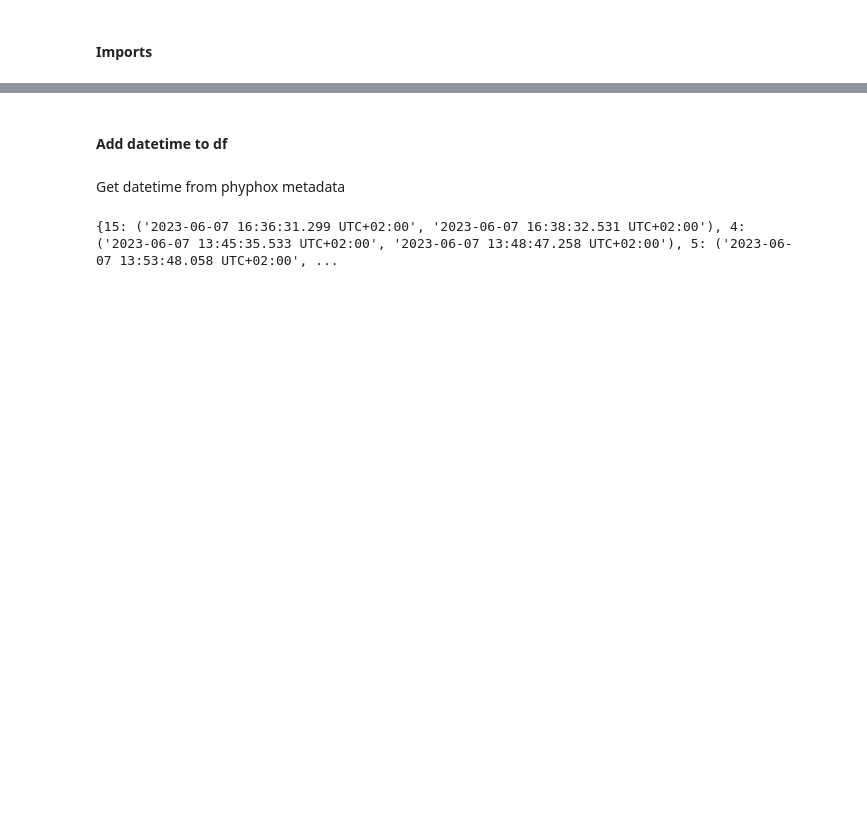
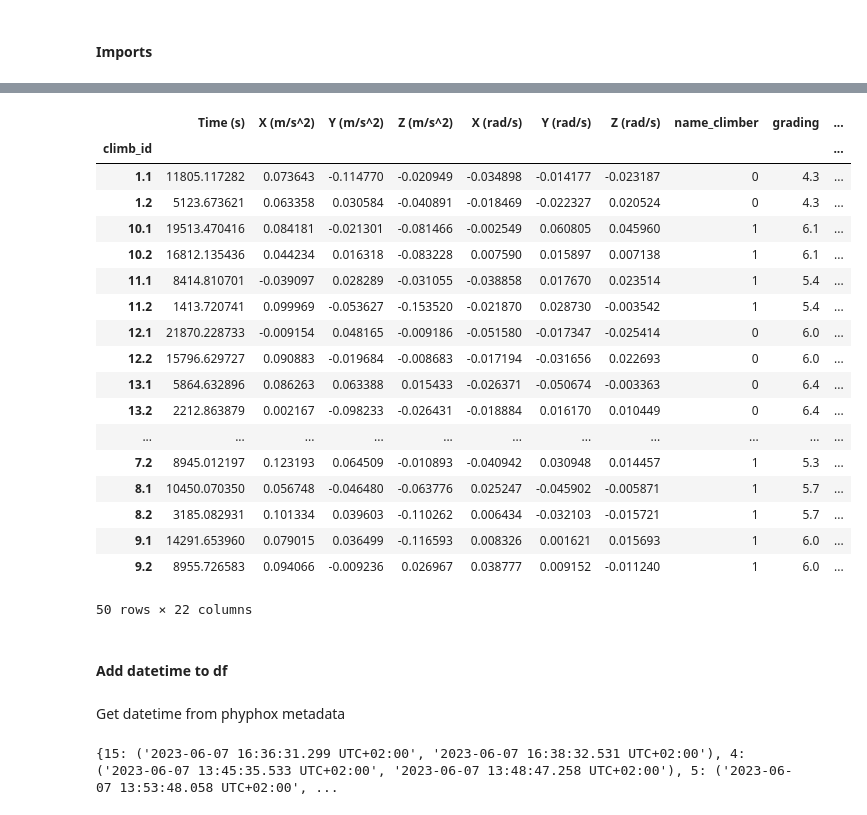
Before and after one commit to timmooren/ML4QS, a Jupyter notebook: ryo.ipynb, the cells around one changed output, grey strips where cells are left out. Drawn from its saved outputs; the diff is of its cells as text; code cells hidden in the pictures; blank space fills up the shorter version.

Commit message:
added aggregation function

```diff
--- a/ryo.ipynb
+++ b/ryo.ipynb
@@ -27,0 +14,22 @@ data
+# %%
+data = cd.combine_start_dfs(data_sien, data_tim)
+# change name climber to numerical value
+data['name_climber'] = data['name_climber'].map({'sien':0,'tim':1})
+# drop weird column (SIEN's FAULT)
+data = data.drop(columns = ['Time (s).1'])
+# drop climber rating var
+data = cd.drop_climber_rating(data)
+# add datetime var
+data = cd.add_datetime(data)
+# add heart-rate var
+# TODO
+# cut falls
+data = cd.cut_fall(data)
+
+data = fe.features(data)
+data.grading = data.grading.apply(fe.french_grade_to_num)
+
+data = create_snippets(data, 20, 5)
+data = change_climb_ID(data)
+
+data
@@ -28,3 +67,44 @@ data
+# %%
+aggregation_method = {}
+sum_vars = ['Time (s)', 'distance']
+max_vars = ['climb_id','name_climber', 'num_attempt', 'fall_top']
+
+
+for var in data.columns:
+    if var in sum_vars:
+        aggregation_method[var] = 'sum'
+    elif var in max_vars:
+        aggregation_method[var] = 'max'
+    else:
+        aggregation_method[var] = 'mean'
+
+aggregation_method
+
+data.dtypes
+
+grouped = data.groupby('climb_id').agg(aggregation_method)
+
+grouped
+# %% [output]
+|  | Time (s) | X (m/s^2) | Y (m/s^2) | Z (m/s^2) | X (rad/s) | Y (rad/s) | Z (rad/s) | name_climber | grading | ... |
+| climb_id |  |  |  |  |  |  |  |  |  | ... |
+| 1.1 | 11805.117282 | 0.073643 | -0.114770 | -0.020949 | -0.034898 | -0.014177 | -0.023187 | 0 | 4.3 | ... |
+| 1.2 | 5123.673621 | 0.063358 | 0.030584 | -0.040891 | -0.018469 | -0.022327 | 0.020524 | 0 | 4.3 | ... |
+| 10.1 | 19513.470416 | 0.084181 | -0.021301 | -0.081466 | -0.002549 | 0.060805 | 0.045960 | 1 | 6.1 | ... |
+| 10.2 | 16812.135436 | 0.044234 | 0.016318 | -0.083228 | 0.007590 | 0.015897 | 0.007138 | 1 | 6.1 | ... |
+| 11.1 | 8414.810701 | -0.039097 | 0.028289 | -0.031055 | -0.038858 | 0.017670 | 0.023514 | 1 | 5.4 | ... |
+| 11.2 | 1413.720741 | 0.099969 | -0.053627 | -0.153520 | -0.021870 | 0.028730 | -0.003542 | 1 | 5.4 | ... |
+| 12.1 | 21870.228733 | -0.009154 | 0.048165 | -0.009186 | -0.051580 | -0.017347 | -0.025414 | 0 | 6.0 | ... |
+| 12.2 | 15796.629727 | 0.090883 | -0.019684 | -0.008683 | -0.017194 | -0.031656 | 0.022693 | 0 | 6.0 | ... |
+| 13.1 | 5864.632896 | 0.086263 | 0.063388 | 0.015433 | -0.026371 | -0.050674 | -0.003363 | 0 | 6.4 | ... |
+| 13.2 | 2212.863879 | 0.002167 | -0.098233 | -0.026431 | -0.018884 | 0.016170 | 0.010449 | 0 | 6.4 | ... |
+| ... | ... | ... | ... | ... | ... | ... | ... | ... | ... | ... |
+| 7.2 | 8945.012197 | 0.123193 | 0.064509 | -0.010893 | -0.040942 | 0.030948 | 0.014457 | 1 | 5.3 | ... |
+| 8.1 | 10450.070350 | 0.056748 | -0.046480 | -0.063776 | 0.025247 | -0.045902 | -0.005871 | 1 | 5.7 | ... |
+| 8.2 | 3185.082931 | 0.101334 | 0.039603 | -0.110262 | 0.006434 | -0.032103 | -0.015721 | 1 | 5.7 | ... |
+| 9.1 | 14291.653960 | 0.079015 | 0.036499 | -0.116593 | 0.008326 | 0.001621 | 0.015693 | 1 | 6.0 | ... |
+| 9.2 | 8955.726583 | 0.094066 | -0.009236 | 0.026967 | 0.038777 | 0.009152 | -0.011240 | 1 | 6.0 | ... |
+50 rows × 22 columns
 # %% [markdown]
 #### Add datetime to df
 # %% [markdown]
```
Also changed, not shown: parts of 4 cells of this notebook, 2 other files.
